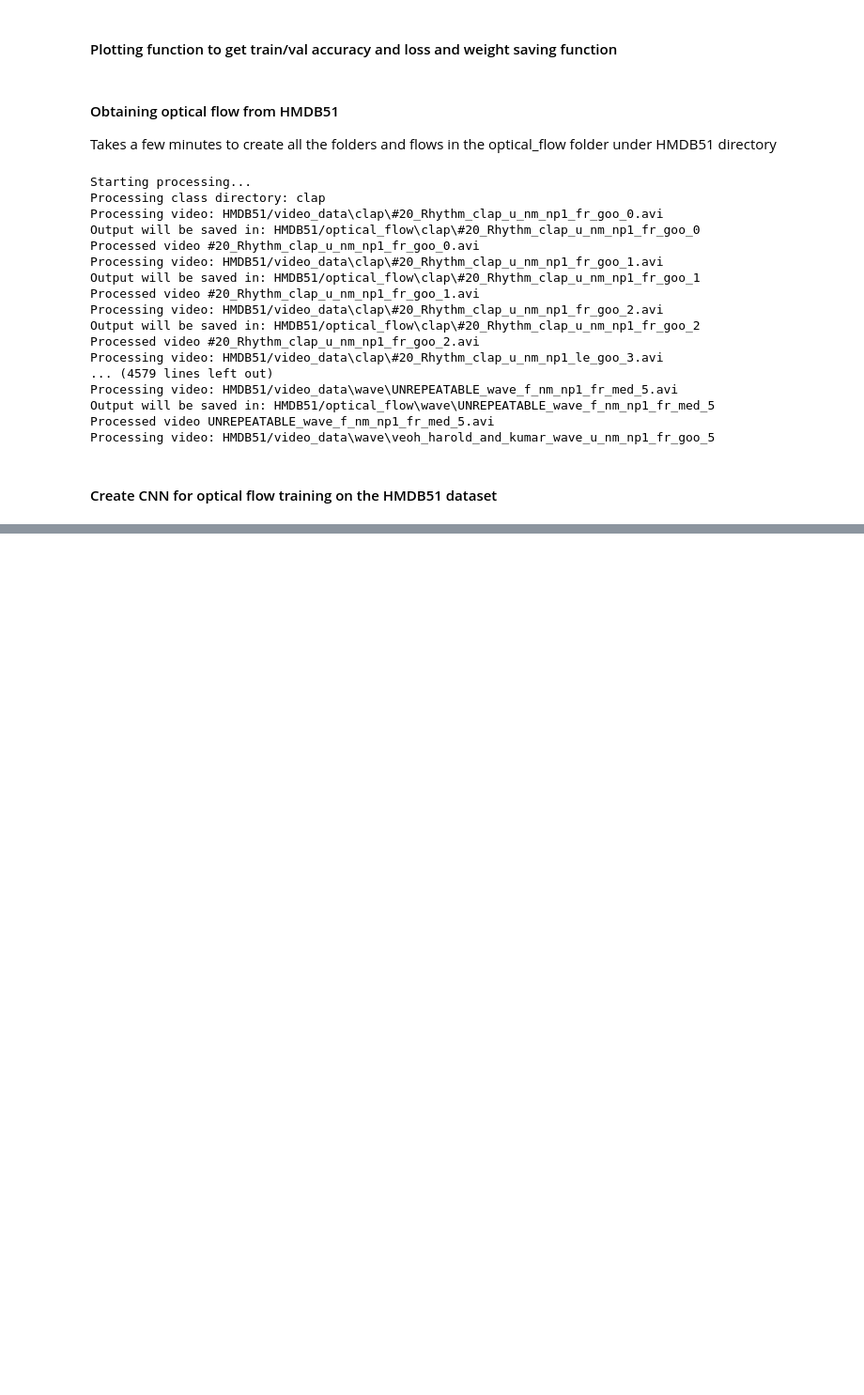
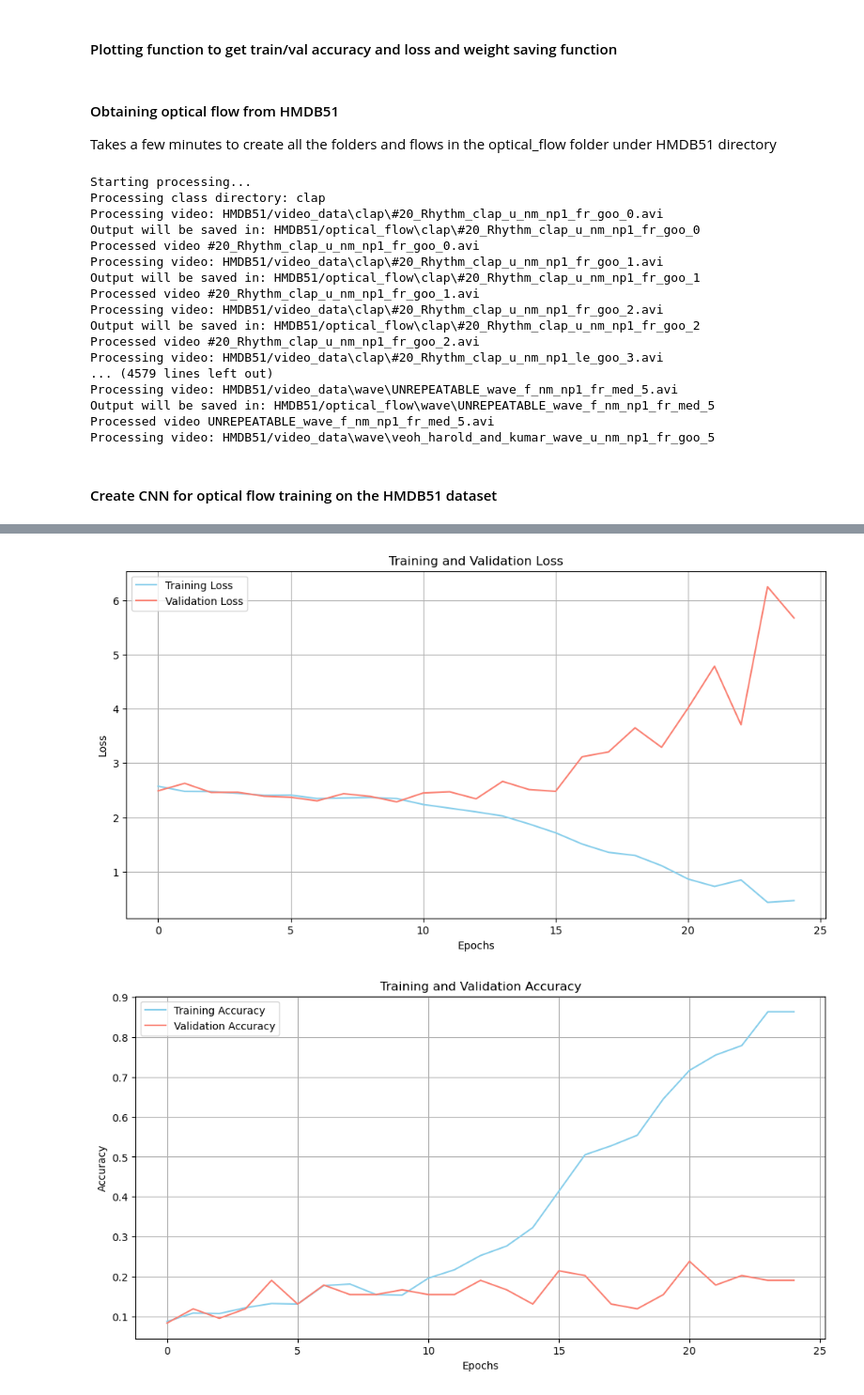
Before and after one commit to nstavr04/ComputerVision-ActionRecognition, a Jupyter notebook: Assignment5.ipynb, the cells around one changed output, grey strips where cells are left out. Shown at 94% size. Saved outputs shown, nothing was run; the diff lists cells and outputs as text; code cells hidden in the pictures; blank space fills up the shorter version.

```diff
--- a/Assignment5.ipynb
+++ b/Assignment5.ipynb
@@ -200,7 +222,7 @@ for class_folder in os.listdir(video_folder):
     if os.path.isdir(class_path):  # Check if it is a directory
         print(f"Processing class directory: {class_folder}")
         for video_filename in os.listdir(class_path):
-            if video_filename.endswith(('.avi', '.mp4')):
+            if video_filename.endswith(('.avi')):
                 video_path = os.path.join(class_path, video_filename)
                 output_folder = os.path.join(flow_folder, class_folder, os.path.splitext(video_filename)[0])
                 os.makedirs(output_folder, exist_ok=True)
@@ -354,13 +422,14 @@ val_dataset = OpticalFlowDataset(
     transforms=transform
 )
 
-train_loader = DataLoader(train_dataset, batch_size=32, shuffle=True, num_workers=4)
-val_loader = DataLoader(val_dataset, batch_size=32, shuffle=False, num_workers=4)
+train_loader = DataLoader(train_dataset, batch_size=32, shuffle=True)
+val_loader = DataLoader(val_dataset, batch_size=32, shuffle=False)
 
+# Use gpu
 device = torch.device('cuda' if torch.cuda.is_available() else 'cpu')
 
-model = OpticalFlowMobileNet(num_classes=12).to(device)
-criterion = torch.nn.CrossEntropyLoss()
+model = OpticalFlowCNN(num_classes=12).to(device)
+loss_function  = torch.nn.CrossEntropyLoss().to(device)
 optimizer = torch.optim.Adam(model.parameters(), lr=0.001)
 
 num_epochs = 25
@@ -372,9 +441,10 @@ for epoch in range(num_epochs):
     running_loss, running_corrects = 0.0, 0
 
     for inputs, labels in train_loader:
+        inputs, labels = inputs.to(device), labels.to(device)
         optimizer.zero_grad()
         outputs = model(inputs)
-        loss = criterion(outputs, labels)
+        loss = loss_function(outputs, labels)
         _, preds = torch.max(outputs, 1)
         loss.backward()
         optimizer.step()
@@ -391,8 +461,9 @@ for epoch in range(num_epochs):
 
     with torch.no_grad():
         for inputs, labels in val_loader:
+            inputs, labels = inputs.to(device), labels.to(device)
             outputs = model(inputs)
-            loss = criterion(outputs, labels)
+            loss = loss_function(outputs, labels)
             _, preds = torch.max(outputs, 1)
             running_val_loss += loss.item() * inputs.size(0)
             running_val_corrects += torch.sum(preds == labels.data)
@@ -404,4 +475,6 @@ for epoch in range(num_epochs):
 
     print(f'Epoch {epoch+1}/{num_epochs}, Train Loss: {epoch_loss:.4f}, Train Accuracy: {epoch_acc:.4f}, Validation Loss: {epoch_val_loss:.4f}, Validation Accuracy: {epoch_val_acc:.4f}')
 
-plot_training_validation_metrics(train_losses, val_losses, train_accuracies, val_accuracies, 'HMDDB51-OpticalFlow')
+plot_training_validation_metrics(train_losses, val_losses, train_accuracies, val_accuracies, 'HMDB51-OpticalFlow')
+save_model_weights(model, 'HMDB51-OpticalFlow.pth')
+# %% [output]
@@ -407,0 +498,2 @@ plot_training_validation_metrics(train_losses, val_losses, train_accuracies, val
+[figure, added]
+[figure, added]
```
Also changed, not shown: parts of 8 cells of this notebook, 3 other files.
